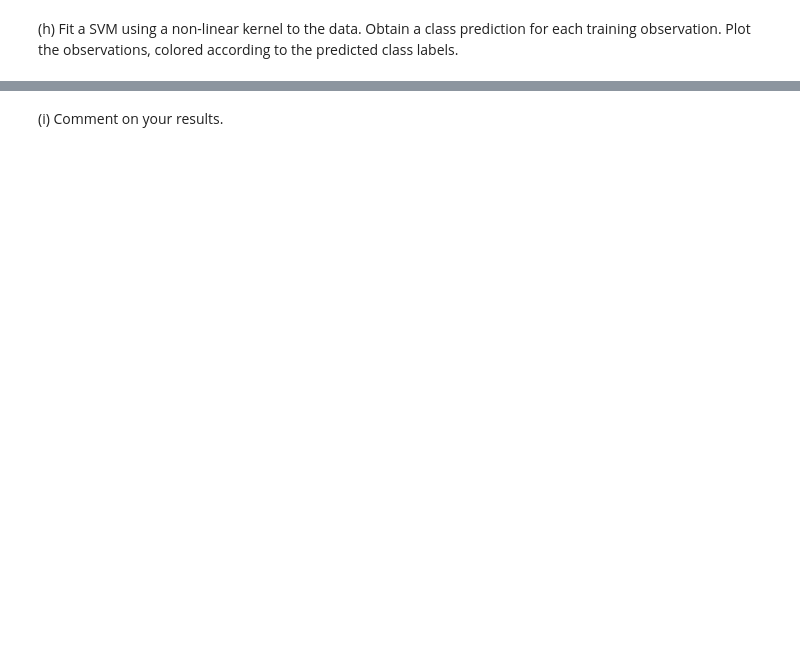
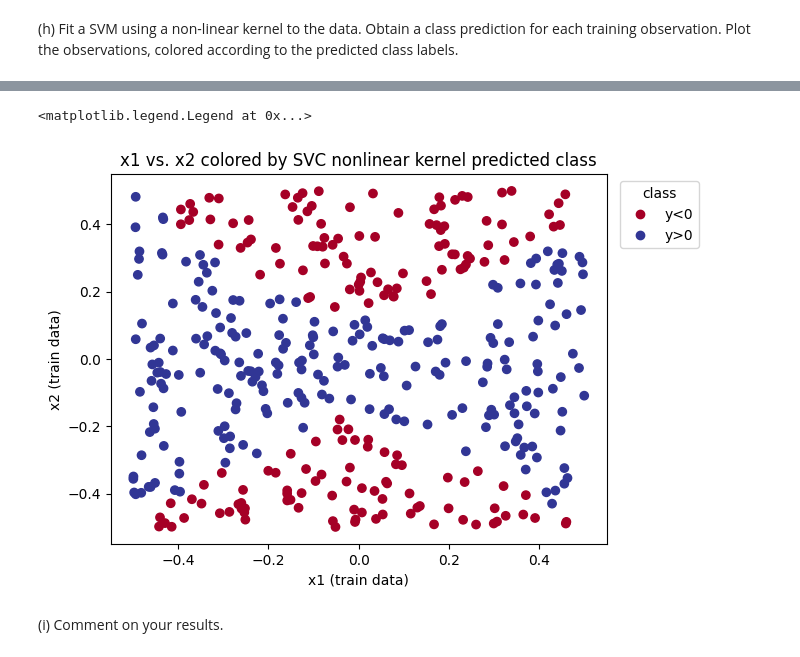
Before and after one commit to mw1296/DSAN5300, a Jupyter notebook: labs/lab-W08-SVM/lab8.ipynb, the cells around one changed output, grey strips where cells are left out. Drawn from its saved outputs; the diff is of its cells as text; code cells hidden in the pictures; blank space fills up the shorter version.

```diff
--- a/labs/lab-W08-SVM/lab8.ipynb
+++ b/labs/lab-W08-SVM/lab8.ipynb
@@ -283,2 +342,17 @@ Text(0.5, 1.0, 'x1 vs. x1*x2 and predicted class in training data')
+# %%
+# predict y
+pred_svc_nonlinear = svc_model_nonlinear_result .predict(x_train)
+pred_svc_nonlinear_class = pred_svc_nonlinear>0.5
+
+# plot observations
+svc_scatter_nonlinear = plt.scatter(x_train[:,0], x_train[:,1], c = pred_svc_nonlinear_class, cmap='RdYlBu')
+handles , _ = svc_scatter_nonlinear.legend_elements()
+plt.xlabel('x1 (train data)')
+plt.ylabel('x2 (train data)')
+plt.title('x1 vs. x2 colored by SVC nonlinear kernel predicted class')
+plt.legend(handles, ['y<0' ,'y>0'], title='class', loc='upper right', bbox_to_anchor = (1.2, 1))
+# %% [output]
+<matplotlib.legend.Legend at 0x...>
+[figure, added]
 # %% [markdown]
 (i) Comment on your results.
```
Also changed, not shown: parts of 6 cells of this notebook.
